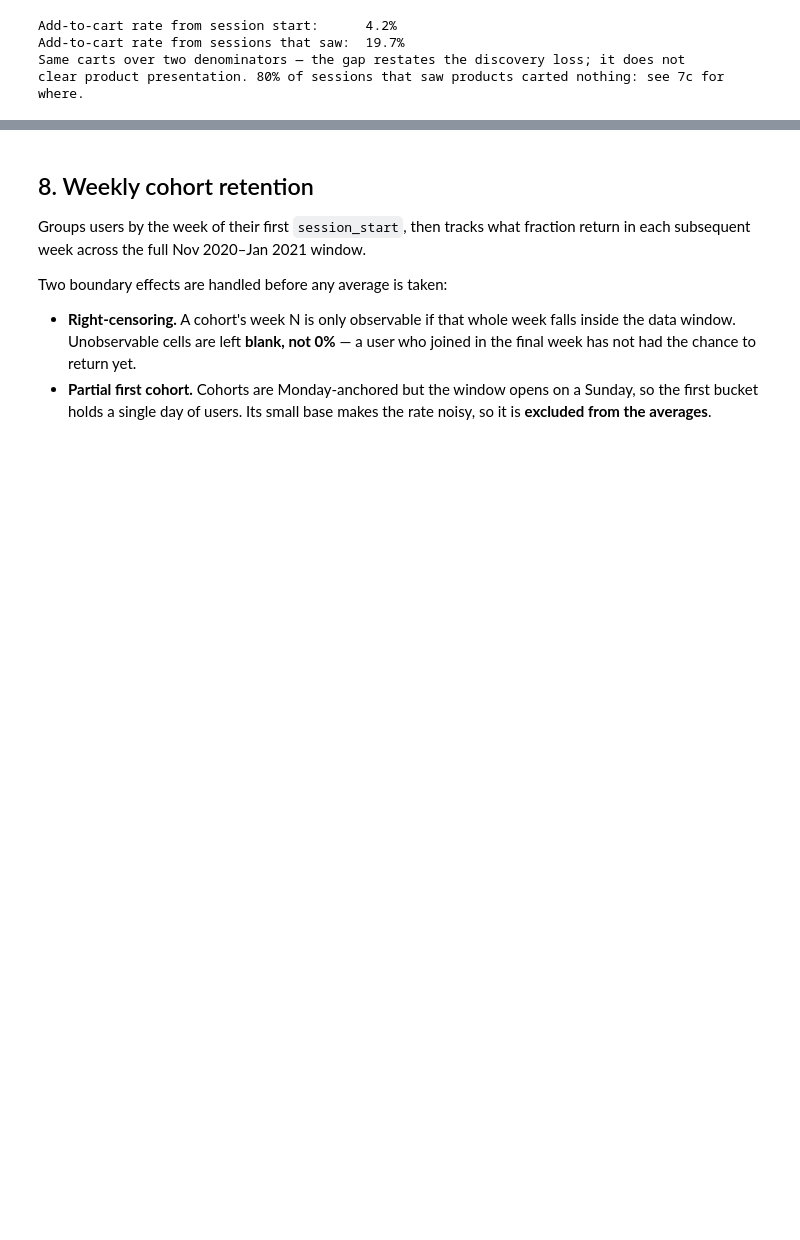
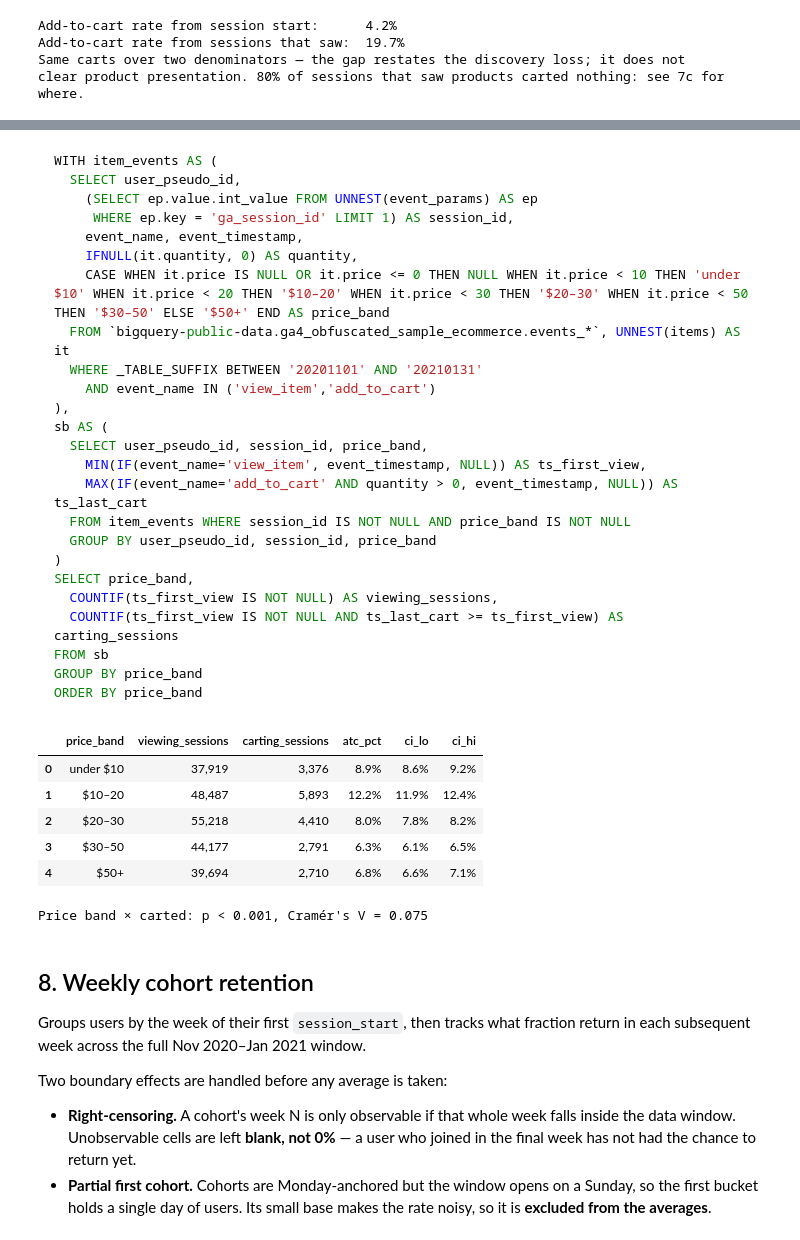
Before and after one commit to guiarpi/ga4-product-analytics, a Jupyter notebook: ga4_funnel_analysis.ipynb, the cells around one changed output, grey strips where cells are left out. Cells and saved outputs as stored; diff of their text form; code cells hidden in the pictures; blank space fills up the shorter version.

````diff
--- a/ga4_funnel_analysis.ipynb
+++ b/ga4_funnel_analysis.ipynb
@@ -850,3 +1474,58 @@ Start the merchandising audit with: Apparel (345 carts at stake), Bags (273 cart
+# %%
+# ── Section 7e: Seen → carted by price band (BigQuery) ────────────────────
+price_raw = run_sql(queries.price_band_sql(*WINDOW))
+_band_order = [label for _, label in queries.PRICE_BANDS]
+price_df = price_raw.set_index("price_band").reindex(_band_order).dropna(subset=["viewing_sessions"]).reset_index()
+price_df["atc_pct"] = price_df["carting_sessions"] / price_df["viewing_sessions"] * 100
+_ci = [wilson_ci(int(k), int(n)) for k, n in zip(price_df["carting_sessions"], price_df["viewing_sessions"])]
+price_df["ci_lo"], price_df["ci_hi"] = [c[0] for c in _ci], [c[1] for c in _ci]
+price_band_test = chi_square(price_df["carting_sessions"], price_df["viewing_sessions"])
+display(price_df.style.format({"viewing_sessions": "{:,.0f}", "carting_sessions": "{:,.0f}",
+                               "atc_pct": "{:.1f}%", "ci_lo": "{:.1f}%", "ci_hi": "{:.1f}%"}))
+print(f"Price band × carted: {format_p(price_band_test['p'])}, Cramér's V = {price_band_test['cramers_v']:.3f}")
+fig_price = go.Figure(go.Bar(
+    x=price_df["price_band"], y=price_df["atc_pct"].round(1),
+    text=[f"{v:.1f}%" for v in price_df["atc_pct"]], textposition="outside", marker_color="#4C78A8",
+    error_y=dict(type="data", symmetric=False, array=(price_df["ci_hi"] - price_df["atc_pct"]).tolist(),
+                 arrayminus=(price_df["atc_pct"] - price_df["ci_lo"]).tolist(), color="#6b7280"),
+))
+fig_price.update_layout(title="Seen → Carted by Item Price Band", height=380,
+                        yaxis_title="% of sessions that saw an item in the band and carted one")
+fig_price.show()
+# %% [output]
+```sql
+WITH item_events AS (
+  SELECT user_pseudo_id,
+    (SELECT ep.value.int_value FROM UNNEST(event_params) AS ep
+     WHERE ep.key = 'ga_session_id' LIMIT 1) AS session_id,
+    event_name, event_timestamp,
+    IFNULL(it.quantity, 0) AS quantity,
+    CASE WHEN it.price IS NULL OR it.price <= 0 THEN NULL WHEN it.price < 10 THEN 'under $10' WHEN it.price < 20 THEN '$10–20' WHEN it.price < 30 THEN '$20–30' WHEN it.price < 50 THEN '$30–50' ELSE '$50+' END AS price_band
+  FROM `bigquery-public-data.ga4_obfuscated_sample_ecommerce.events_*`, UNNEST(items) AS it
+  WHERE _TABLE_SUFFIX BETWEEN '20201101' AND '20210131'
+    AND event_name IN ('view_item','add_to_cart')
+),
+sb AS (
+  SELECT user_pseudo_id, session_id, price_band,
+    MIN(IF(event_name='view_item', event_timestamp, NULL)) AS ts_first_view,
+    MAX(IF(event_name='add_to_cart' AND quantity > 0, event_timestamp, NULL)) AS ts_last_cart
+  FROM item_events WHERE session_id IS NOT NULL AND price_band IS NOT NULL
+  GROUP BY user_pseudo_id, session_id, price_band
+)
+SELECT price_band,
+  COUNTIF(ts_first_view IS NOT NULL) AS viewing_sessions,
+  COUNTIF(ts_first_view IS NOT NULL AND ts_last_cart >= ts_first_view) AS carting_sessions
+FROM sb
+GROUP BY price_band
+ORDER BY price_band
+```
+|  | price_band | viewing_sessions | carting_sessions | atc_pct | ci_lo | ci_hi |
+| 0 | under $10 | 37,919 | 3,376 | 8.9% | 8.6% | 9.2% |
+| 1 | $10–20 | 48,487 | 5,893 | 12.2% | 11.9% | 12.4% |
+| 2 | $20–30 | 55,218 | 4,410 | 8.0% | 7.8% | 8.2% |
+| 3 | $30–50 | 44,177 | 2,791 | 6.3% | 6.1% | 6.5% |
+| 4 | $50+ | 39,694 | 2,710 | 6.8% | 6.6% | 7.1% |
+Price band × carted: p < 0.001, Cramér's V = 0.075
 # %% [markdown]
 ## 8. Weekly cohort retention
 Groups users by the week of their first `session_start`, then tracks what fraction
````
Also changed, not shown: parts of 25 cells of this notebook.
